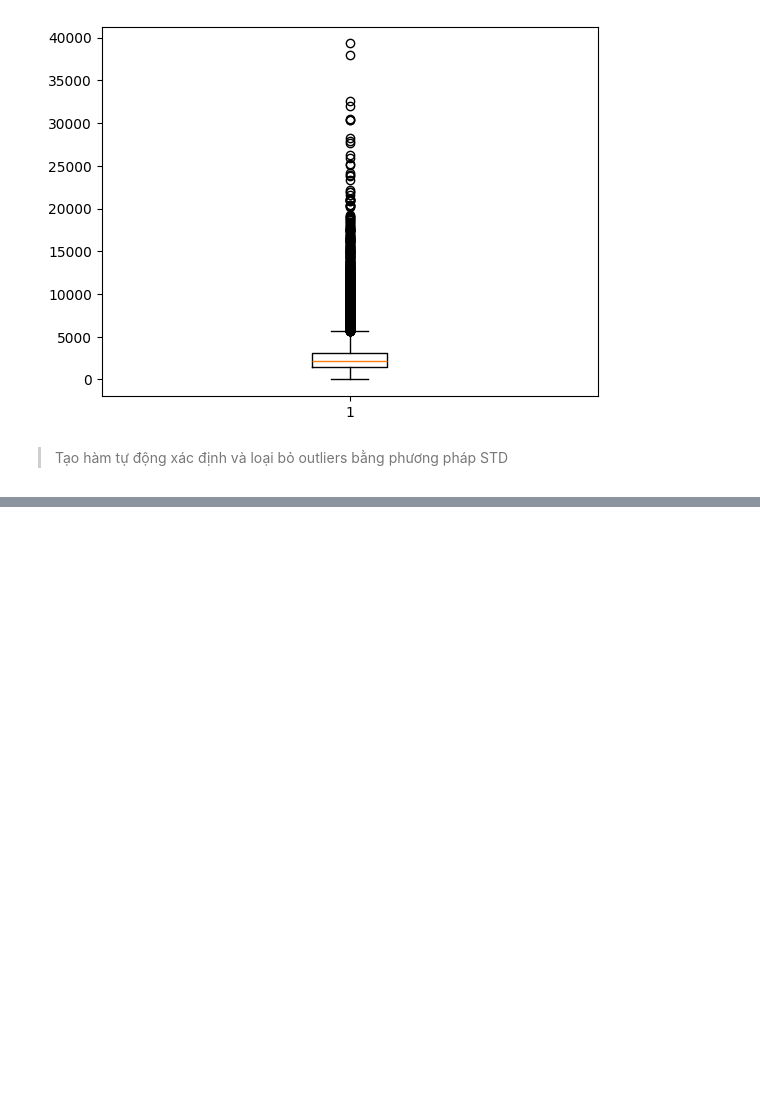
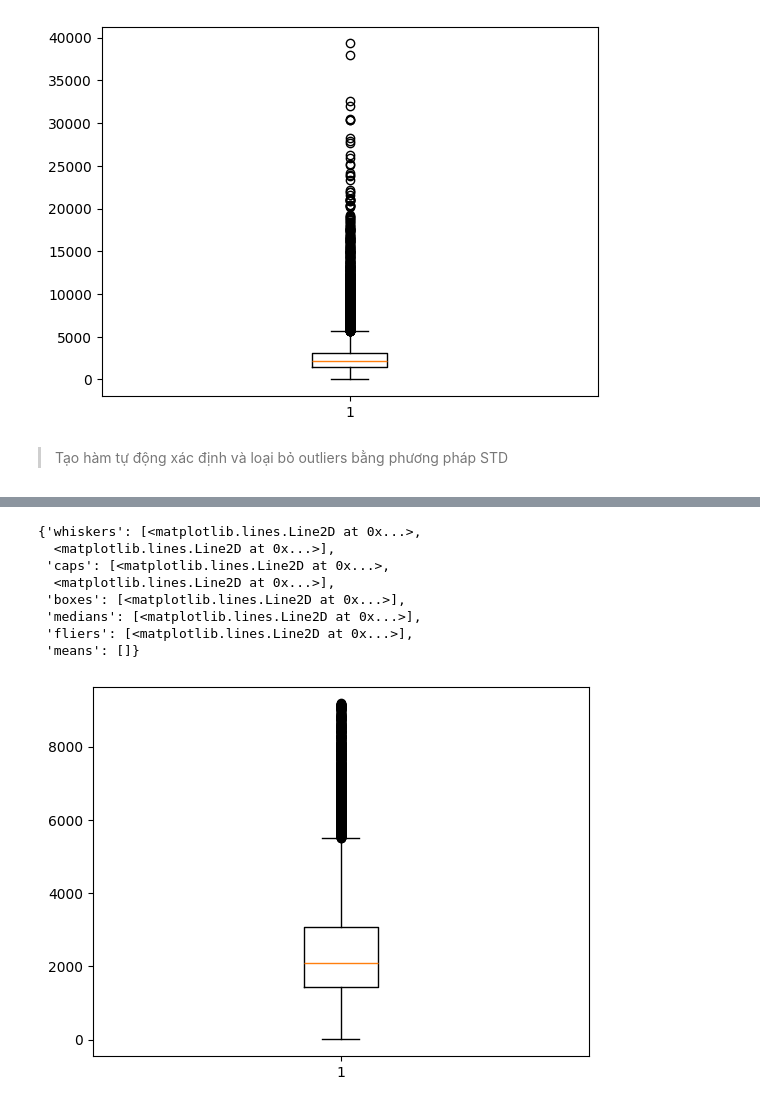
Before and after one commit to hg27haan/ML-DL-Data, a Jupyter notebook: DataPreprocessing/Source/Outliers.ipynb, the cells around one changed output, grey strips where cells are left out. Saved outputs shown, nothing was run; the diff lists cells and outputs as text; code cells hidden in the pictures; blank space fills up the shorter version.

```diff
--- a/DataPreprocessing/Source/Outliers.ipynb
+++ b/DataPreprocessing/Source/Outliers.ipynb
@@ -75,0 +108,11 @@ df_raw.shape
+# %%
+def find_outliers_by_zscore(data):
+    mean_dt = np.mean(data)
+    std_dt = np.std(data)
+    z_scores = np.abs((data - mean_dt)/std_dt)
+
+    threshold = 3
+    outliers = z_scores > threshold
+    outliers_count = outliers.sum()
+    print('Number of outlier values: ', outliers_count)
+    return np.where(z_scores > threshold)[0]
@@ -75,0 +123,14 @@ df_raw.shape
+# %%
+df_cleaned = df_raw.drop(index=outliers_index).reset_index(drop=True)
+# %%
+plt.boxplot(df_cleaned['total_rooms'])
+# %% [output]
+{'whiskers': [<matplotlib.lines.Line2D at 0x...>,
+  <matplotlib.lines.Line2D at 0x...>],
+ 'caps': [<matplotlib.lines.Line2D at 0x...>,
+  <matplotlib.lines.Line2D at 0x...>],
+ 'boxes': [<matplotlib.lines.Line2D at 0x...>],
+ 'medians': [<matplotlib.lines.Line2D at 0x...>],
+ 'fliers': [<matplotlib.lines.Line2D at 0x...>],
+ 'means': []}
+[figure, added]
```
Also changed, not shown: parts of 13 cells of this notebook.
